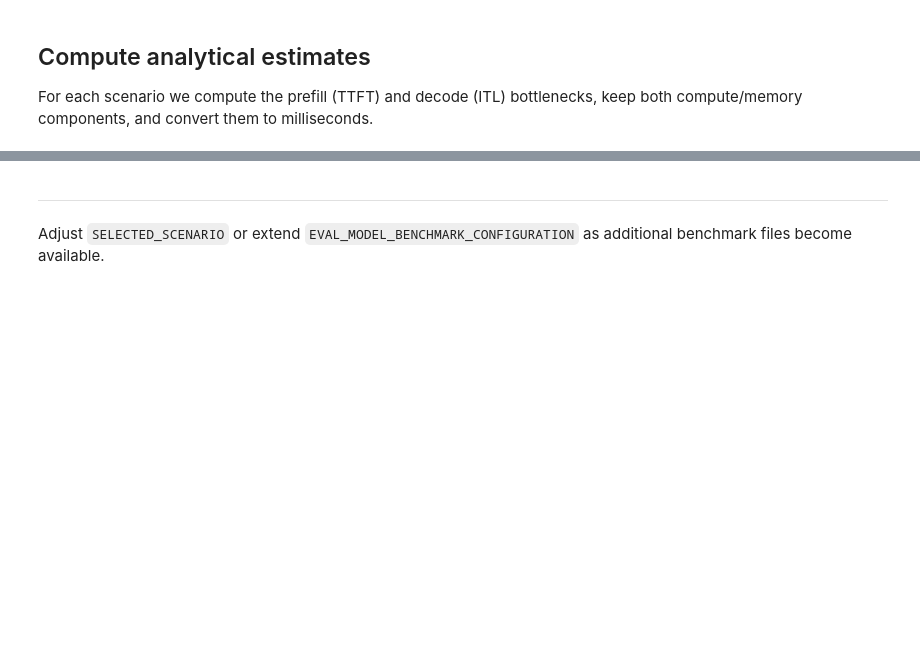
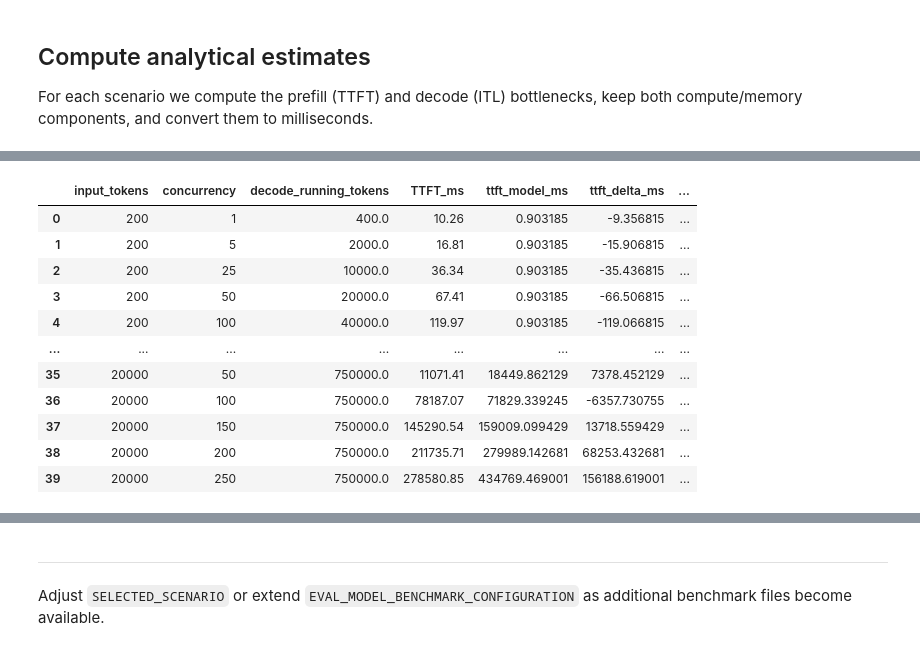
Before and after one commit to zivbeker42/llm-guesstimator, a Jupyter notebook: benchmark_validation.ipynb, the cells around one changed output, grey strips where cells are left out. Cells and saved outputs as stored; diff of their text form; code cells hidden in the pictures; blank space fills up the shorter version.

Commit message:
best evaluation results so far

```diff
--- a/benchmark_validation.ipynb
+++ b/benchmark_validation.ipynb
@@ -81,3 +96,20 @@ display(df_raw.head())
 ## Compute analytical estimates
 
 For each scenario we compute the prefill (TTFT) and decode (ITL) bottlenecks, keep both compute/memory components, and convert them to milliseconds.
+# %%
+from utils.parameter_fit import (
+    TUNABLE_PARAMETER_NAMES,
+    fit_prefill_decode_parameters,
+)
+
+BEST_FIT_PARAMS, FIT_REPORT = fit_prefill_decode_parameters(
+    df_raw,
+    model_cfg,
+    hardware_cfg,
+    CONFIG,
+    tunable_params=TUNABLE_PARAMETER_NAMES,
+)
+
+display(FIT_REPORT["parameter_summary"])
+display(FIT_REPORT["error_summary"])
+display(FIT_REPORT["loss_history"])
@@ -84,45 +142,86 @@ For each scenario we compute the prefill (TTFT) and decode (ITL) bottlenecks, ke
 # %%
-phi_term_pow = 1
+prefill_param_values = BEST_FIT_PARAMS.get("total_prefill_time", {})
+decode_param_values = BEST_FIT_PARAMS.get("decode_memory_time", {})
+
 def estimate_row(row):
     S = float(row["concurrency"])
     L_prompt = float(row["input_tokens"])
     L_decode = L_prompt + float(row["output_tokens"])
 
-    prefill_compute = prefill_compute_time(S, L_prompt, model_cfg, hardware_cfg, running_tokens_cap=CONFIG.prefill_running_tokens_cap, prefill_mult_cost=1, phi_term_pow=phi_term_pow )
+    prefill_compute = prefill_compute_time(
+        S,
+        L_prompt,
+        model_cfg,
+        hardware_cfg,
+    )
     prefill_memory = prefill_memory_time(S, L_prompt, model_cfg, hardware_cfg)
+    prefill_memory_HBM_wall = prefill_memory_HBM_wall_time(S, L_prompt, model_cfg, hardware_cfg)
+    # best fitting parameters - prefill_mult_factor, offload_mult_factor, prefill_running_tokens_cap
+    total_prefill = total_prefill_time(S, L_prompt, model_cfg, hardware_cfg,
+        running_tokens_cap = CONFIG.prefill_running_tokens_cap,
+        prefill_mult_factor = 1.5,
+        offload_mult_factor = 1,
+        )
     decode_compute = decode_compute_time(S, L_decode, model_cfg, hardware_cfg)
-    decode_memory = decode_memory_time(S, L_decode, model_cfg, hardware_cfg, CONFIG.running_tokens_cap)
+    # best fitting params - running
+    decode_memory = decode_memory_time(
+        S,
+        L_decode,
+        model_cfg,
+        hardware_cfg,
+        running_tokens_cap= CONFIG.decode_running_tokens_cap, # decode_param_values.get("running_tokens_cap", float(CONFIG.decode_running_tokens_cap)),
+        decode_time_min=0.005,
+        bytes_mult_factor=0.4,
+    )
 
     ttft_compute_ms = float(prefill_compute * 1e3)
     ttft_memory_ms = float(prefill_memory * 1e3)
+    ttft_memory_wall_HBM_ms = float(prefill_memory_HBM_wall * 1e3)
+    total_prefill_ms = float(total_prefill * 1e3)
     itl_compute_ms = float(decode_compute * 1e3)
     itl_memory_ms = float(decode_memory * 1e3)
 
-    running_tokens = S * L_decode
+    decode_running_tokens = S * L_decode
+    prefill_running_tokens = S * L_prompt
 
     return pd.Series({
         "prefill_compute_ms": ttft_compute_ms,
         "prefill_memory_ms": ttft_memory_ms,
-        "ttft_model_ms": max(ttft_compute_ms, ttft_memory_ms),
-        "prefill_limit": "compute" if ttft_compute_ms >= ttft_memory_ms else "memory",
+        "prefill_memory_HBM_wall_ms": ttft_memory_wall_HBM_ms,
+        "ttft_model_ms": total_prefill_ms,
+        "prefill_running_tokens": min(prefill_running_tokens, float(CONFIG.prefill_running_tokens_cap)),
         "decode_compute_ms": itl_compute_ms,
         "decode_memory_ms": itl_memory_ms,
         "itl_model_ms": max(itl_compute_ms, itl_memory_ms),
-        "decode_limit": "compute" if itl_compute_ms >= itl_memory_ms else "memory",
-        "running_tokens": min(running_tokens, CONFIG.running_tokens_cap),
-        # "running_tokens_utilization": running_tokens / CONFIG.running_tokens_cap,
+        "decode_running_tokens": min(decode_running_tokens, float(CONFIG.decode_running_tokens_cap)),
     })
 
 
+
 df_eval = df_raw.join(df_raw.apply(estimate_row, axis=1))
-df_eval["ttft_ratio"] = df_eval["ttft_model_ms"] / df_eval["TTFT_ms"]
-df_eval["itl_ratio"] = df_eval["itl_model_ms"] / df_eval["ITL_ms"]
 df_eval["ttft_delta_ms"] = df_eval["ttft_model_ms"] - df_eval["TTFT_ms"]
 df_eval["itl_delta_ms"] = df_eval["itl_model_ms"] - df_eval["ITL_ms"]
+df_eval["ttft_memory_wall_vs_compute_ratio"] = df_eval["prefill_memory_HBM_wall_ms"] / df_eval["ttft_model_ms"]
+
+df_eval["ttft_rel_error_pct"] = (df_eval["ttft_delta_ms"] / df_eval["TTFT_ms"]) * 100
+df_eval["itl_rel_error_pct"] = (df_eval["itl_delta_ms"] / df_eval["ITL_ms"]) * 100
 
 df_eval = df_eval.sort_values(["input_tokens", "concurrency"]).reset_index(drop=True)
 display(df_eval[[
-    "input_tokens", "concurrency", "running_tokens",
-    "TTFT_ms", "ttft_model_ms", "ttft_delta_ms",
-    "ITL_ms", "itl_model_ms", "itl_delta_ms", "prefill_limit", "decode_limit"
+    "input_tokens", "concurrency", "decode_running_tokens",
+    "TTFT_ms", "ttft_model_ms", "ttft_delta_ms", "prefill_memory_HBM_wall_ms", "ttft_memory_wall_vs_compute_ratio",
+    "ITL_ms", "itl_model_ms", "itl_delta_ms",
 ]])
+# %% [output]
+|  | input_tokens | concurrency | decode_running_tokens | TTFT_ms | ttft_model_ms | ttft_delta_ms | ... |
+| 0 | 200 | 1 | 400.0 | 10.26 | 0.903185 | -9.356815 | ... |
+| 1 | 200 | 5 | 2000.0 | 16.81 | 0.903185 | -15.906815 | ... |
+| 2 | 200 | 25 | 10000.0 | 36.34 | 0.903185 | -35.436815 | ... |
+| 3 | 200 | 50 | 20000.0 | 67.41 | 0.903185 | -66.506815 | ... |
+| 4 | 200 | 100 | 40000.0 | 119.97 | 0.903185 | -119.066815 | ... |
+| ... | ... | ... | ... | ... | ... | ... | ... |
+| 35 | 20000 | 50 | 750000.0 | 11071.41 | 18449.862129 | 7378.452129 | ... |
+| 36 | 20000 | 100 | 750000.0 | 78187.07 | 71829.339245 | -6357.730755 | ... |
+| 37 | 20000 | 150 | 750000.0 | 145290.54 | 159009.099429 | 13718.559429 | ... |
+| 38 | 20000 | 200 | 750000.0 | 211735.71 | 279989.142681 | 68253.432681 | ... |
+| 39 | 20000 | 250 | 750000.0 | 278580.85 | 434769.469001 | 156188.619001 | ... |
```
Also changed, not shown: parts of 10 cells of this notebook, 5 other files.
